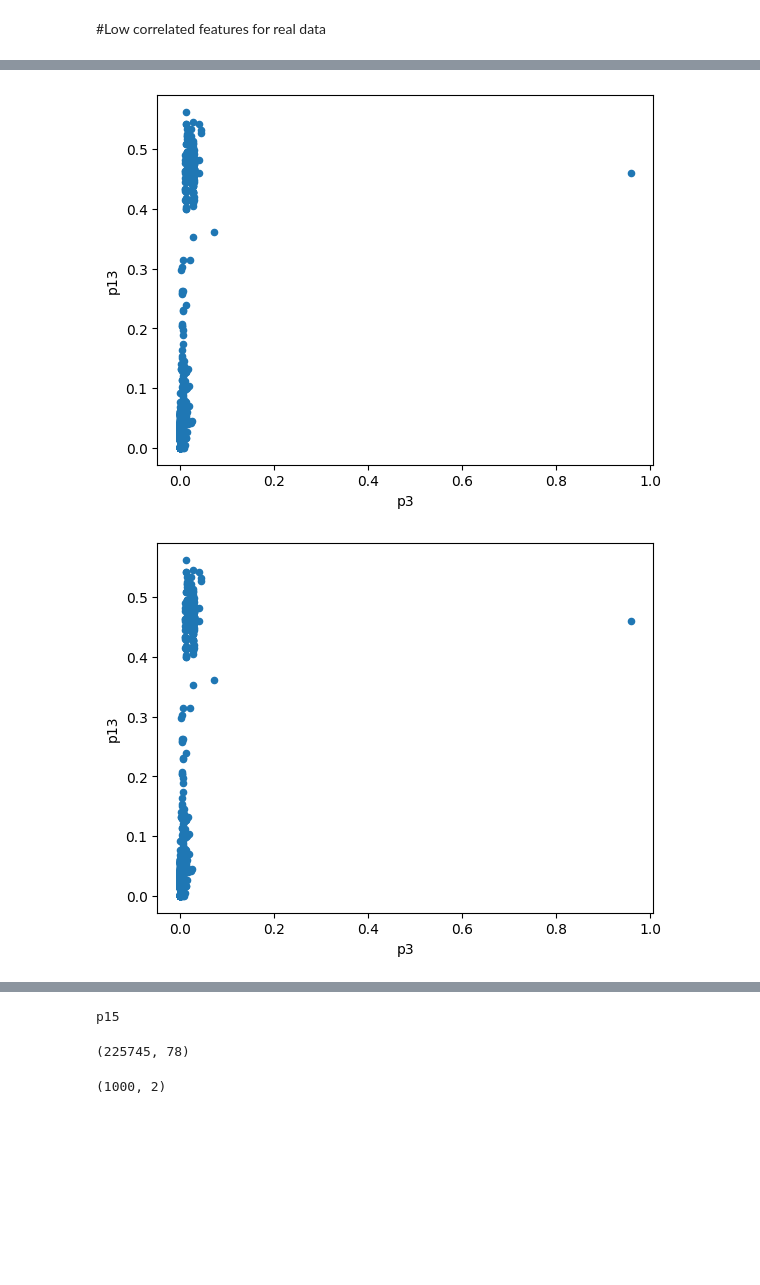
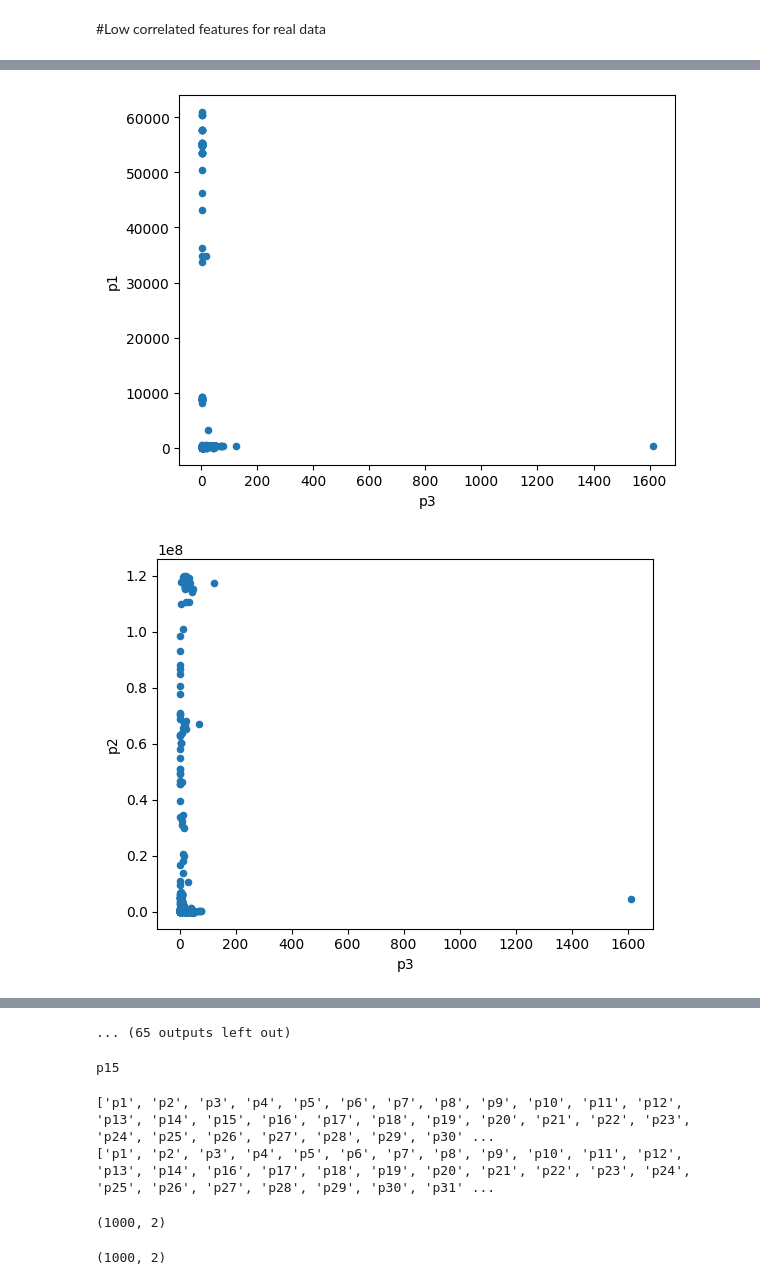
Before and after one commit to BabyFaceNelson/TopologyGANSyntheticData, a Jupyter notebook: Persistent_Diagram_SRU.ipynb, the cells around one changed output, grey strips where cells are left out. Cells and saved outputs as stored; diff of their text form; code cells hidden in the pictures; blank space fills up the shorter version.

Commit message:
Updated diagrams, added generator

```diff
--- a/Persistent_Diagram_SRU.ipynb
+++ b/Persistent_Diagram_SRU.ipynb
@@ -36,7 +34,8 @@ Dataset is chosen here. All unnecessary features removed to find better correlat
 All features renamed to have unified
 # %%
 #importing real data
-df_r=pd.read_csv('/content/Friday-WorkingHours-Afternoon-DDos.pcap_ISCX.csv')
+#df_r=pd.read_csv('/content/drive/MyDrive/Dataset/Friday-WorkingHours-Afternoon-DDos.pcap_ISCX.csv')
+df_r=pd.read_csv('/content/drive/MyDrive/Dataset/synGANSRU.csv')
 for i in range(len(unnes_column)):
   removed_column = unnes_column[i]
   df_r= df_r.drop(df_r.columns[removed_column], axis=1)
@@ -50,8 +49,8 @@ df_r.head(3)
 # %%
-normalized_df = (df_r-df_r.min())/(df_r.max()-df_r.min())
-for i in range(len(normalized_df.axes[1])):
-  new_id = 'p'+str((i+1))
-  new_column_mapping = {i: new_id}
-  df_r = rename_col_by_index(normalized_df, new_column_mapping)
-print(unnes_column)
-normalized_df.head(3)
+#normalized_df = (df_r - df_r.min())/(df_r.max() - df_r.min())
+#for i in range(len(normalized_df.axes[1])):
+#  new_id = 'p'+str((i+1))
+#  new_column_mapping = {i: new_id}
+#  df_r = rename_col_by_index(normalized_df, new_column_mapping)
+#print(unnes_column)
+#normalized_df.head(3)
@@ -126,15 +120,19 @@ chosen_feature = 'p3'
 width = len(df_r.axes[1])-1
 height = len(df_r.axes[1])-1
 #fig, axs = plt.subplots(width, height)
-fig, axs = plt.subplots(height, width, figsize = (60,60))
-for i in range(len(df_r.axes[1])-1):
-  for j in range(len(df_r.axes[1])-1):
-    x_plot = 'p' + str(i+1)
-    y_plot = 'p' + str(j+1)
-    axs[i,j].scatter(LC_r.loc[:,x_plot], LC_r.loc[:,y_plot], s=20)
-    axs[i,j].set_xlabel(x_plot)
-    axs[i,j].set_ylabel(y_plot)
 
-plt.show()
+isRun = False
+if isRun:
+  fig, axs = plt.subplots(height, width, figsize = (250,250))
+  for i in range(len(df_r.axes[1])-1):
+    for j in range(i, len(df_r.axes[1])-1):
+      x_plot = 'p' + str(i+1)
+      y_plot = 'p' + str(j+1)
+      axs[i,j].scatter(LC_r.loc[:,x_plot], LC_r.loc[:,y_plot], s=20)
+      axs[i,j].set_xlabel(x_plot)
+      axs[i,j].set_ylabel(y_plot)
+  plt.show()
+
+
 #plt.savefig()
 #LC_r.plot.scatter(x='p3', y=df_r.axes[1][i], s=20)
@@ -147,8 +143,8 @@ pdf.close()
 # %%
 chosen_feature = 'p3'
 for i in range(len(df_r.axes[1])-2):
-  y_plot = 'p' + str(j+1)
+  y_plot = 'p' + str(i+1)
   LC_r.plot.scatter(x=chosen_feature, y=y_plot, s=20)
 # %% [output]
-[figure, old version]
+[figure, new version]
-[figure, old version]
+[figure, new version]
@@ -165,14 +161,25 @@ for i in range(len(df_r.axes[1])-2):
+... (65 outputs left out)
 # %%
 print(LC_r.axes[1][14])
 # %% [output]
 p15
+# %%
+print(plot_array)
+plot_array.pop(-1)
+plot_array.pop(14)
+print(plot_array)
+# %% [output]
+['p1', 'p2', 'p3', 'p4', 'p5', 'p6', 'p7', 'p8', 'p9', 'p10', 'p11', 'p12', 'p13', 'p14', 'p15', 'p16', 'p17', 'p18', 'p19', 'p20', 'p21', 'p22', 'p23', 'p24', 'p25', 'p26', 'p27', 'p28', 'p29', 'p30' ...
+['p1', 'p2', 'p3', 'p4', 'p5', 'p6', 'p7', 'p8', 'p9', 'p10', 'p11', 'p12', 'p13', 'p14', 'p16', 'p17', 'p18', 'p19', 'p20', 'p21', 'p22', 'p23', 'p24', 'p25', 'p26', 'p27', 'p28', 'p29', 'p30', 'p31' ...
 # %%
 #Standarizing low correlated features for real data
-LC_r = normalized_df[plot_array]
+
+LC_r = df_r[['p11','p42']]
+LC_r = LC_r.head(1000)
 scaler.fit(LC_r)
 LC_r_array=scaler.transform(LC_r)
 LC_r_array.shape
 # %% [output]
-(225745, 78)
+(1000, 2)
 # %%
 #Negatively correlated features for real data
```
Also changed, not shown: parts of 54 cells of this notebook, 1 other file.
